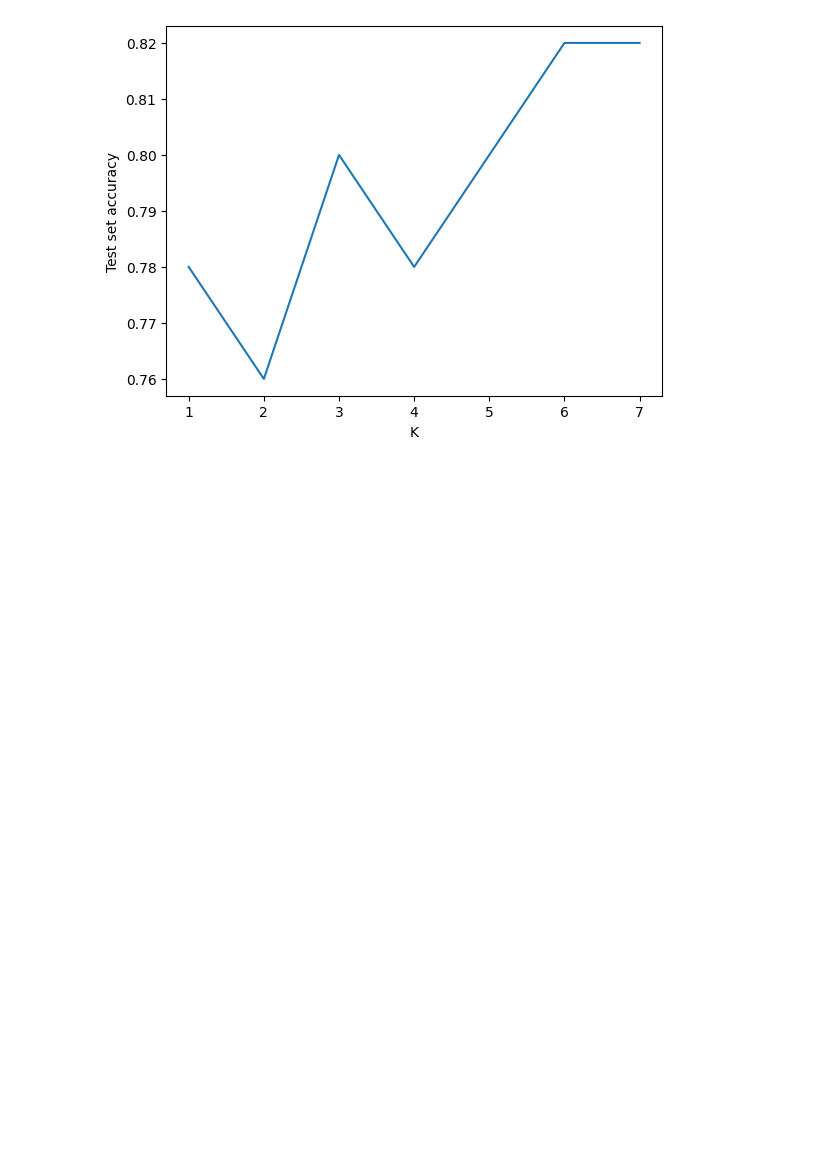
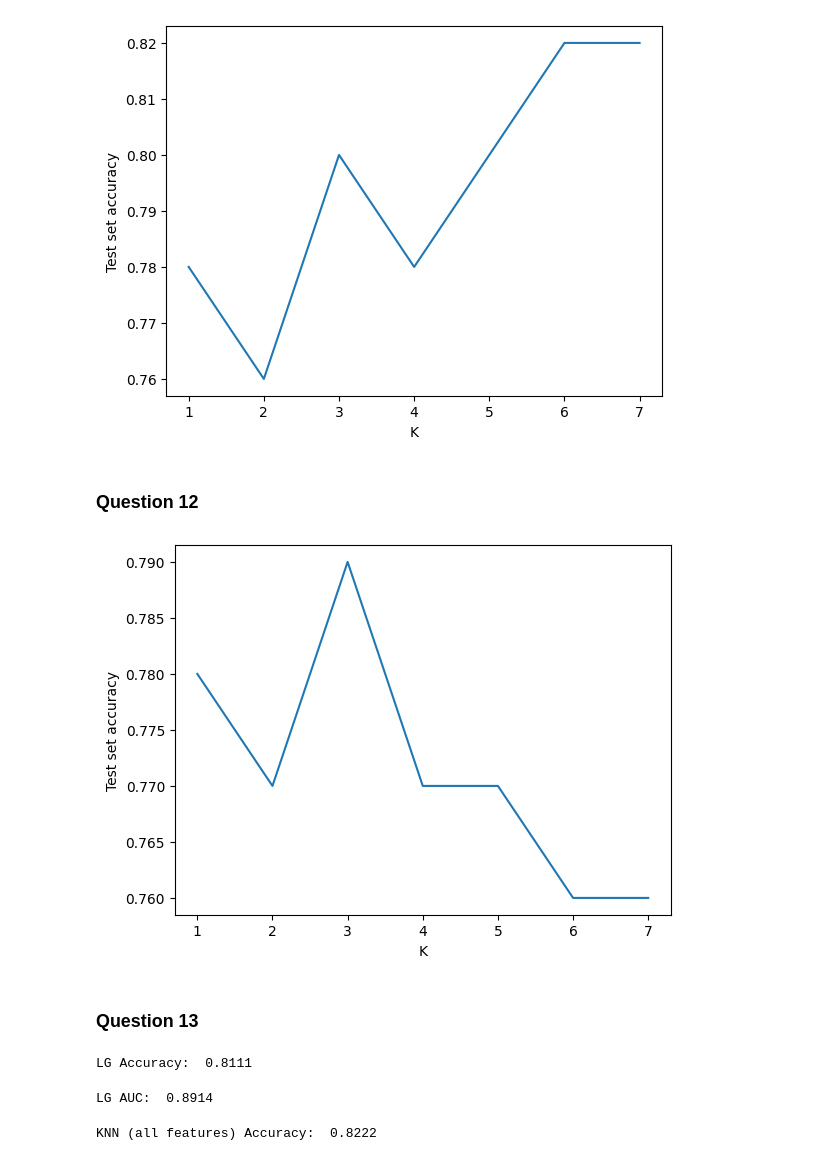
Before and after one commit to jings3/3DA3-A6, a Jupyter notebook: 3DA3A6.ipynb, the cells around one changed output. Saved outputs shown, nothing was run; the diff lists cells and outputs as text; code cells hidden in the pictures; blank space fills up the shorter version.

```diff
--- a/3DA3A6.ipynb
+++ b/3DA3A6.ipynb
@@ -464,3 +465,31 @@ plt.show()
 knn7 = neighbors.KNeighborsClassifier(n_neighbors=7)
 knn7.fit(X_train, y_train)
 y_pred7 = knn7.predict(X_test)
+# %% [markdown]
+### Question 12
+# %%
+from sklearn.feature_selection import SelectFromModel
+
+selector = SelectFromModel(log1, prefit=True)
+# %%
+X_train_sel = selector.transform(X_train)
+X_test_sel = selector.transform(X_test)
+# %%
+from sklearn import neighbors
+
+k_range = range(1, 8)
+scores = []
+
+for k in k_range:
+    knn = neighbors.KNeighborsClassifier(n_neighbors=k)
+    knn.fit(X_train_sel, y_train)
+    y_pred = knn.predict(X_test_sel)
+    scores.append(round(metrics.accuracy_score(y_test, y_pred),2))
+
+plt.plot(k_range, scores)
+plt.xlabel('K')
+plt.ylabel('Test set accuracy')
+plt.xticks(range(1,8))
+plt.show()
+# %% [output]
+[figure, added]
@@ -466,0 +500,23 @@ y_pred7 = knn7.predict(X_test)
+# %% [markdown]
+
+### Question 13
+# %%
+df['y_pred'] = df.prob1.apply(lambda x: 1 if x > 0.5 else 0)
+cm1 = confusion_matrix(df.y_test, df.y_pred)
+
+total1 = sum(sum(cm1))
+
+acc_lr = (cm1[0,0]+cm1[1,1])/total1
+print ('LG Accuracy: ', round(acc_lr, 4))
+# %% [output]
+LG Accuracy:  0.8111
+# %%
+auc_lr = roc_auc_score(df.y_test, df.prob1)
+print('LG AUC: ', round(auc_lr, 4))
+# %% [output]
+LG AUC:  0.8914
+# %%
+acc_knn7 = accuracy_score(y_test, y_pred7)
+print ('KNN (all features) Accuracy: ', round(acc_knn7, 4))
+# %% [output]
+KNN (all features) Accuracy:  0.8222
```
Also changed, not shown: parts of 6 cells of this notebook.
